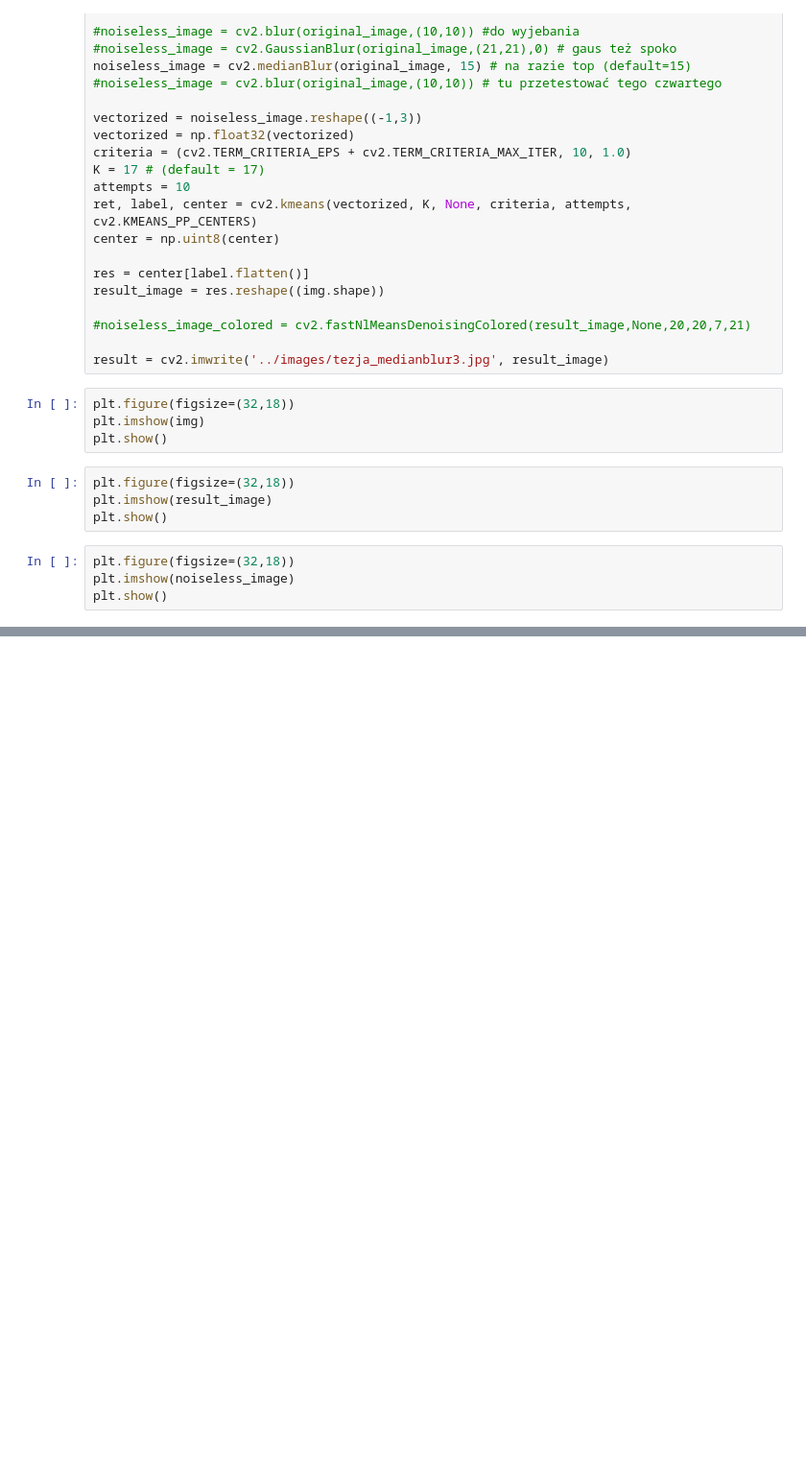
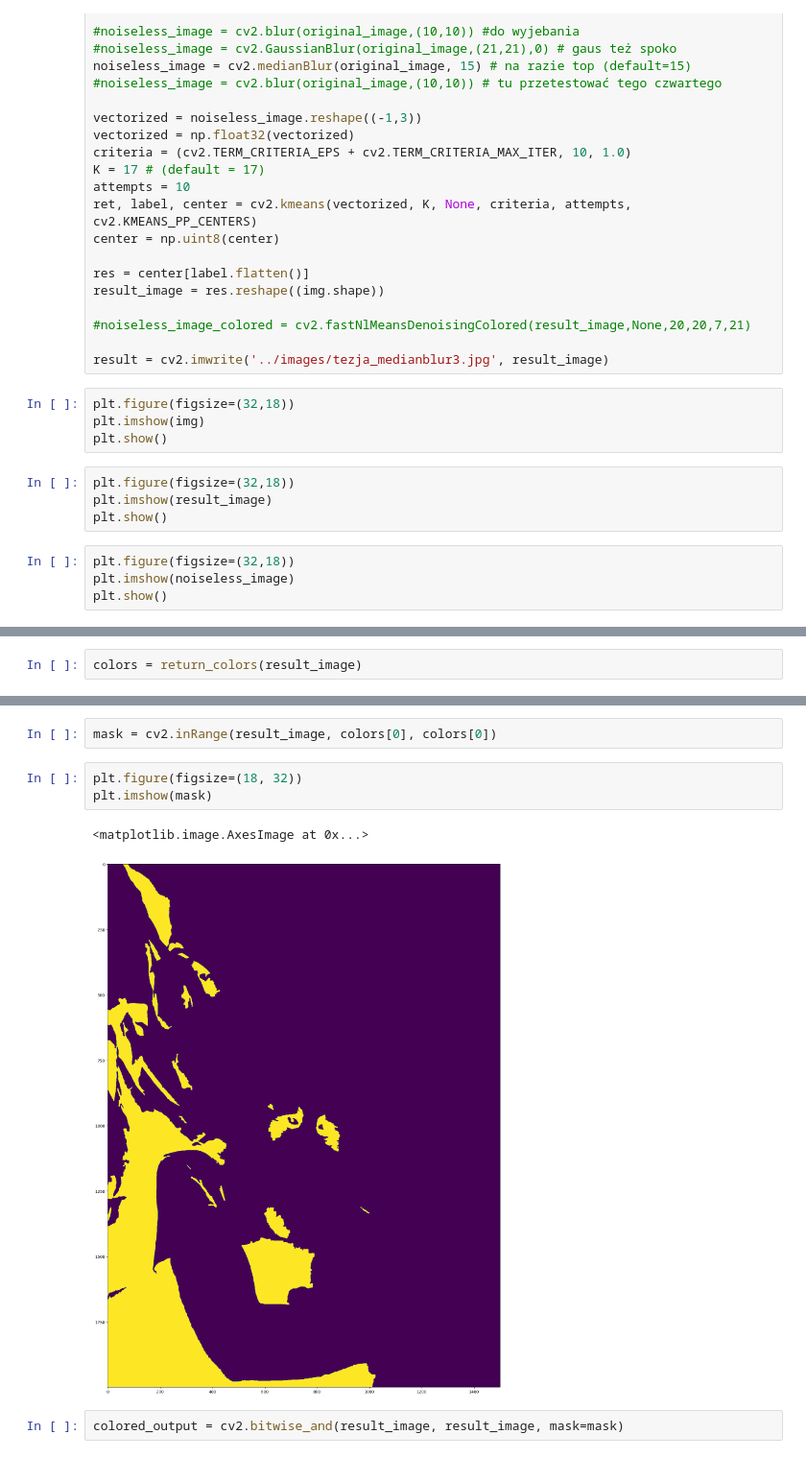
Before and after one commit to Group-Project-2024/We-Will-See, a Jupyter notebook: scripts/testing.ipynb, the cells around one changed output, grey strips where cells are left out. Shown at 96% size. Saved outputs shown, nothing was run; the diff lists cells and outputs as text; blank space fills up the shorter version.

```diff
--- a/scripts/testing.ipynb
+++ b/scripts/testing.ipynb
@@ -43,0 +123,2 @@ plt.show()
+# %%
+colors = return_colors(result_image)
@@ -43,0 +128,10 @@ plt.show()
+# %%
+mask = cv2.inRange(result_image, colors[0], colors[0])
+# %%
+plt.figure(figsize=(18, 32))
+plt.imshow(mask)
+# %% [output]
+<matplotlib.image.AxesImage at 0x...>
+[figure, added]
+# %%
+colored_output = cv2.bitwise_and(result_image, result_image, mask=mask)
```
Also changed, not shown: parts of 10 cells of this notebook, 2 other files.
